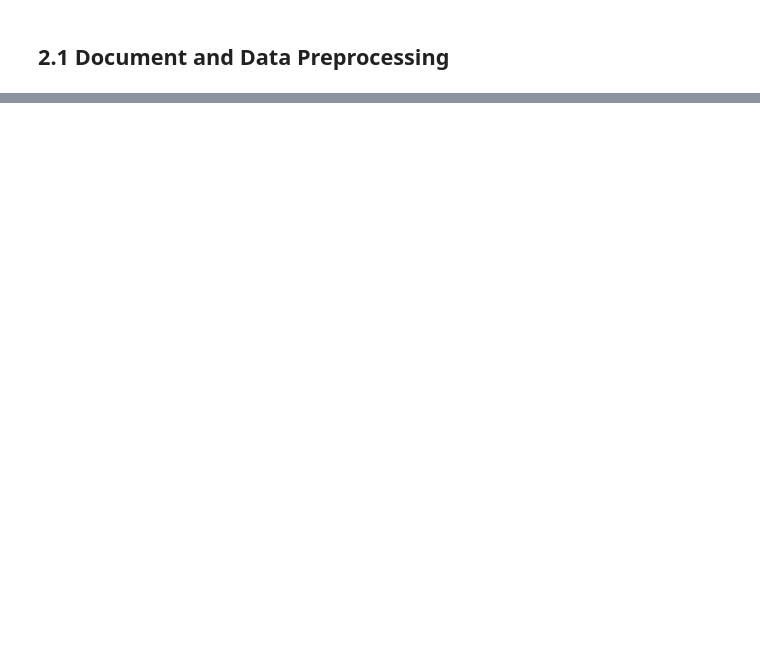
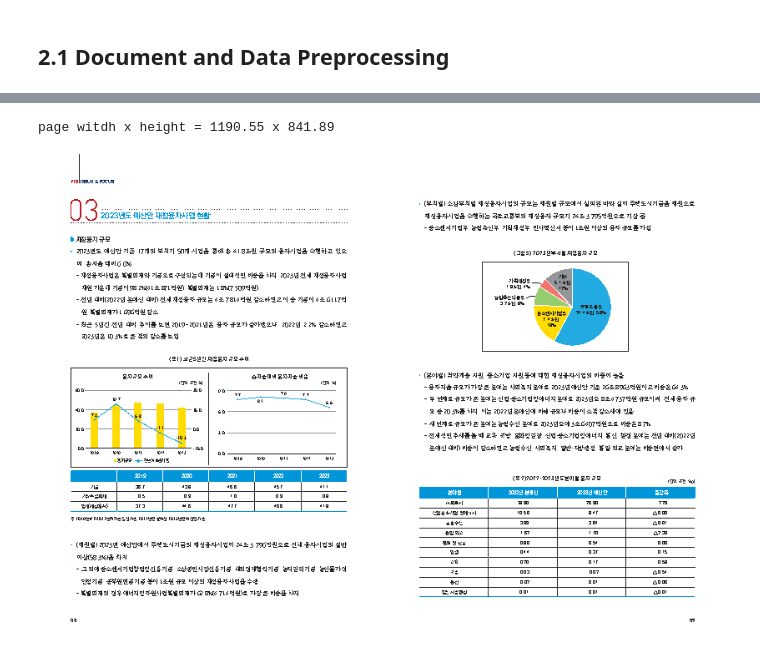
Before and after one commit to simonjisu/llm-app-sample, a Jupyter notebook: notebooks/2-RAG.ipynb, the cells around one changed output, grey strips where cells are left out. Drawn from its saved outputs; the diff is of its cells as text; code cells hidden in the pictures; blank space fills up the shorter version.

```diff
--- a/notebooks/2-RAG.ipynb
+++ b/notebooks/2-RAG.ipynb
@@ -59,0 +35,7 @@ len(pages)
+# %%
+import pdfplumber
+from pathlib import Path
+
+file_path = Path("fis_issue22-3.pdf").resolve()
+pdf = pdfplumber.open(file_path)
+pages = pdf.pages
@@ -59,0 +64,7 @@ len(pages)
+# %%
+page = pages[4]
+print(f'page witdh x height = {page.width} x {page.height}')
+page.to_image(resolution=50)
+# %% [output]
+page witdh x height = 1190.55 x 841.89
+[figure, added]
```
Also changed, not shown: parts of 74 cells of this notebook, 30 other files.
